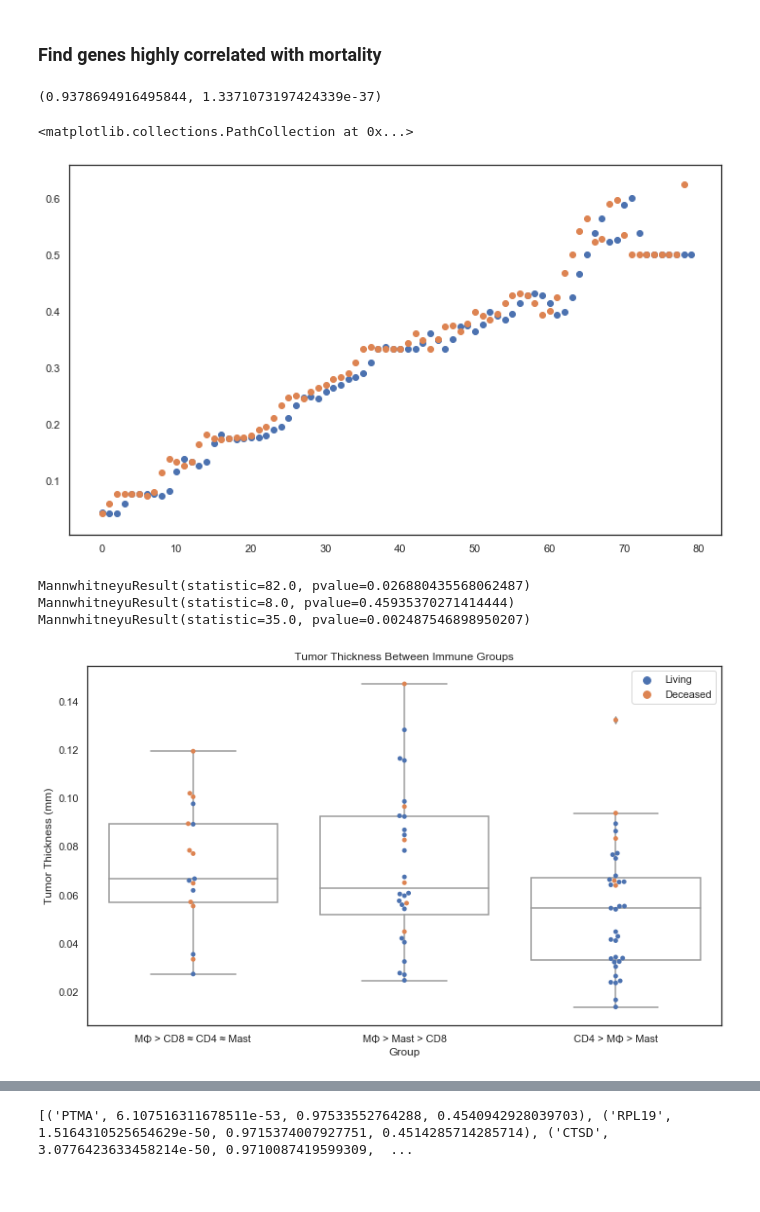
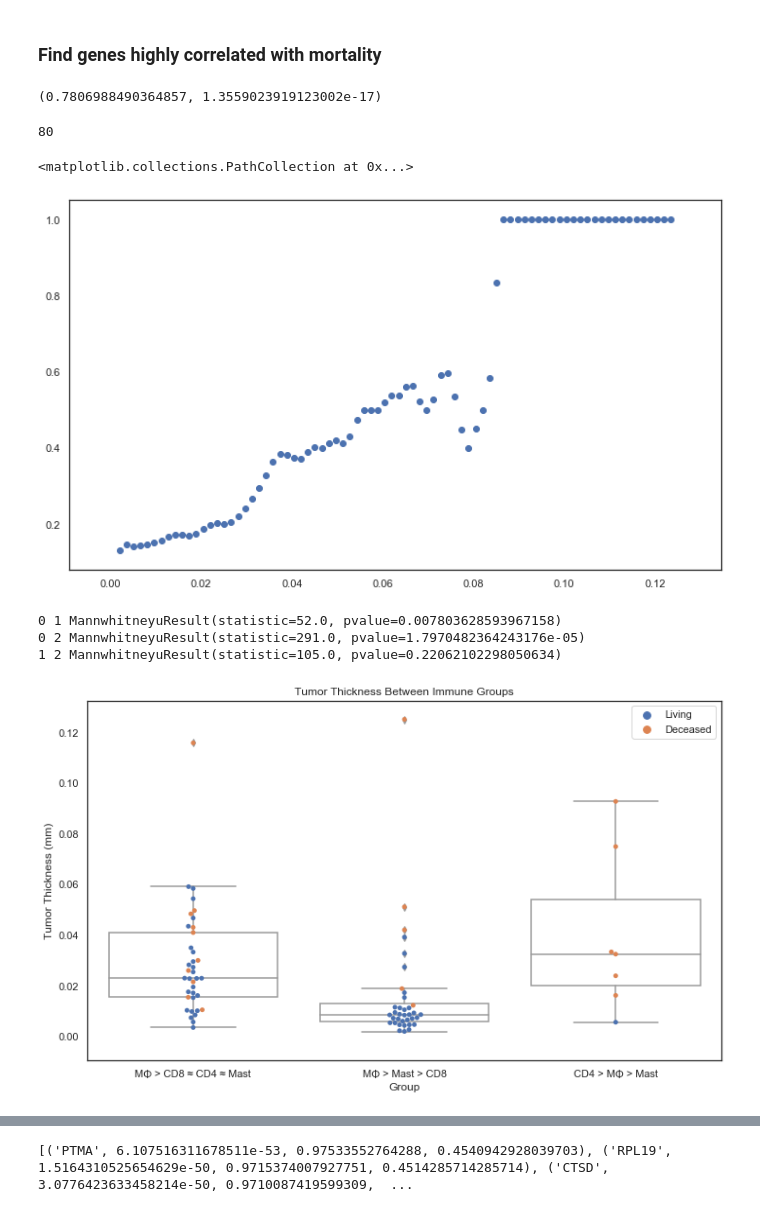
Before and after one commit to N8Grant/TripodsREU, a Jupyter notebook: scripts/XenaAnalysis.ipynb, the cells around one changed output, grey strips where cells are left out. Saved outputs shown, nothing was run; the diff lists cells and outputs as text; code cells hidden in the pictures.

```diff
--- a/scripts/XenaAnalysis.ipynb
+++ b/scripts/XenaAnalysis.ipynb
@@ -2279,11 +2371,9 @@ def calculate_mortality_score(gene,patients=list(gene_expression.index),n=3):
         else:
             mort_rates.append(mort_rates[i-1])
             num_pts.append(0)
-    w,nw = moving_average(np.asarray(mort_rates),np.asarray(num_pts),n=n)
+    w,nw = moving_average(np.asarray(mort_rates),np.arange(x_start,x_end,increment),n=n)
     r,p = stats.pearsonr(sorted(expressions,reverse=False),w)
     return (r,p), (w,nw), np.max(w)-np.min(w)
-
-
 
 def calculate_immune_mortality_score(immune_cell,patients=list(gene_expression.index),n=3):
     expressions = immune_fractions_df.loc[patients,immune_cell]
@@ -2306,21 +2396,24 @@ def calculate_immune_mortality_score(immune_cell,patients=list(gene_expression.i
         else:
             mort_rates.append(mort_rates[i-1])
             num_pts.append(0)
-    w,nw = moving_average(np.asarray(mort_rates),np.asarray(num_pts),n=n)
+    w,nw = moving_average(np.asarray(mort_rates),np.arange(x_start,x_end,increment),n=n)
     r,p = stats.pearsonr(sorted(expressions,reverse=False),w)
     return (r,p), (w,nw), np.max(w)-np.min(w)
 # %%
-gene = "NME2"
+gene = "COL18A1"
 s, p,score  =calculate_mortality_score(gene,n=2)
 print(s)
 # %% [output]
-(0.9378694916495844, 1.3371073197424339e-37)
+(0.7806988490364857, 1.3559023919123002e-17)
 # %%
-plt.scatter([i for i in range(len(p[0]))],[i for i in p[0]])
-plt.scatter([i for i in range(len(p[1]))],[i for i in p[1]])
+x = np.arange(gene_expression.loc[:,gene].min(),gene_expression.loc[:,gene].max(),(gene_expression.loc[:,gene].max()-gene_expression.loc[:,gene].min())/80)
+print(len([i for i in p[0]]))
+plt.scatter(x,[i for i in p[0]])
+#plt.scatter([i for i in range(len(p[1]))],[i for i in p[1]])
 # %% [output]
-<matplotlib.collections.PathCollection at 0x...>
+80
+<matplotlib.collections.PathCollection at 0x...>
-[figure, old version]
+[figure, new version]
 # %%
 y = [[gene_expression.loc[p,gene], 'CD4 > MΦ > Mast' if p in immune_ids[0] else 'MΦ > CD8 ≈ CD4 ≈ Mast' if p in immune_ids[1] else "MΦ > Mast > CD8"] for p in list(immune_fractions_df.index)]
 temp_df = pd.DataFrame(data=y)
@@ -2338,13 +2431,13 @@ plt.title("Tumor Thickness Between Immune Groups")
 plt.xlabel("Group")
 plt.xticks([0, 1,2], ['MΦ > CD8 ≈ CD4 ≈ Mast', "MΦ > Mast > CD8",'CD4 > MΦ > Mast'])
 plt.ylabel("Tumor Thickness (mm)")
-for i in range(3):
-    print(mannwhitneyu(gene_expression.loc[[p for p in immune_ids[i] if patient_dict[p]["BAP1_mutation"] == -1],gene],gene_expression.loc[[p for p in immune_ids[i] if patient_dict[p]["BAP1_mutation"] == 0],gene]))
+for c in combinations(range(3),2):
+    print(c[0],c[1],mannwhitneyu(gene_expression.loc[immune_ids[c[0]],gene],gene_expression.loc[immune_ids[c[1]],gene]))
 # %% [output]
-MannwhitneyuResult(statistic=82.0, pvalue=0.026880435568062487)
-MannwhitneyuResult(statistic=8.0, pvalue=0.45935370271414444)
-MannwhitneyuResult(statistic=35.0, pvalue=0.002487546898950207)
+0 1 MannwhitneyuResult(statistic=52.0, pvalue=0.007803628593967158)
+0 2 MannwhitneyuResult(statistic=291.0, pvalue=1.7970482364243176e-05)
+1 2 MannwhitneyuResult(statistic=105.0, pvalue=0.22062102298050634)
-[figure, old version]
+[figure, new version]
 # %%
 level = [np.percentile(gene_expression.loc[:,gene],i) for i in [10,50,90]]
 rates_at_level = [1-(sum([patient_dict[p]['os_status'] for p in list(gene_expression.index) if gene_expression.loc[p,gene] < level[i]])/len([patient_dict[p]['os_status'] for p in list(gene_expression.index) if gene_expression.loc[p,gene] < level[i]])) for i in range(len(level))]
```
Also changed, not shown: parts of 65 cells of this notebook.
